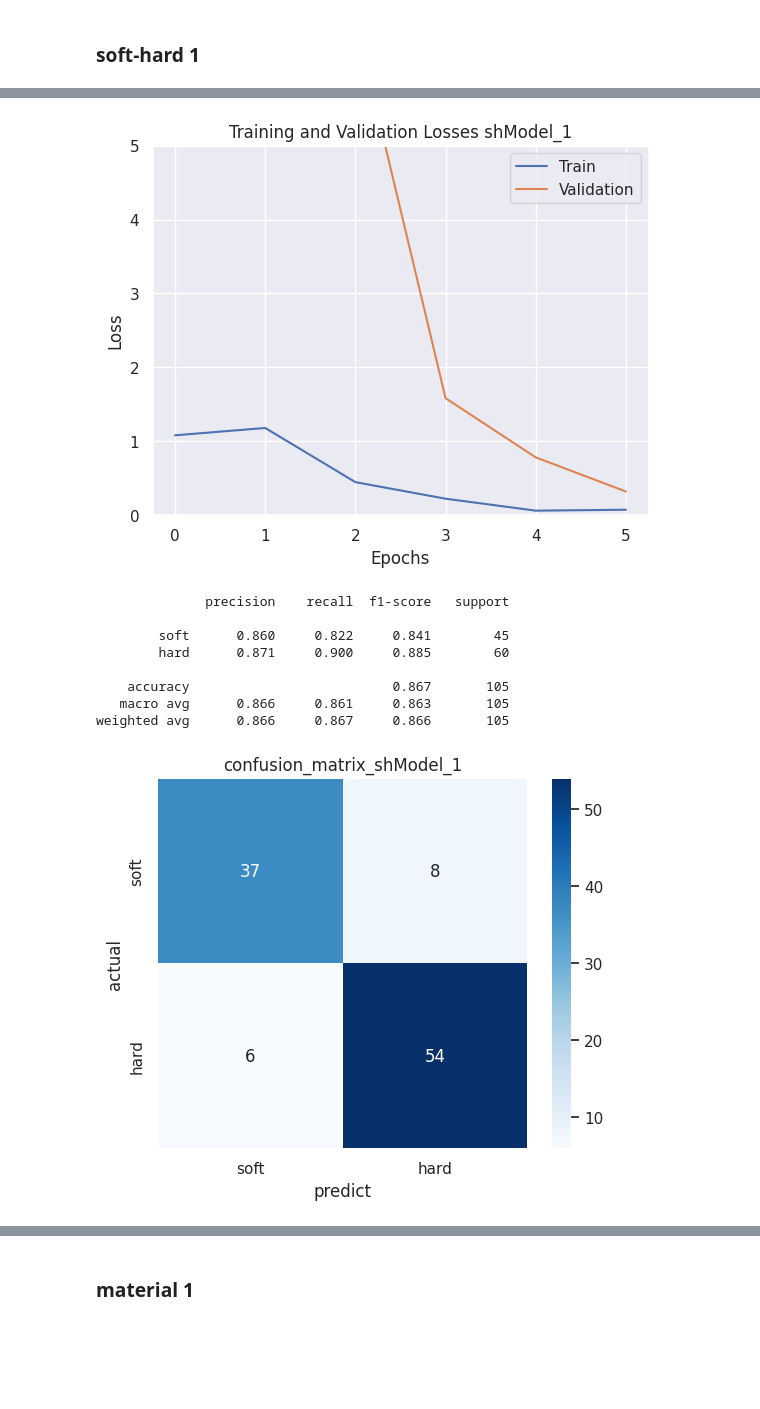
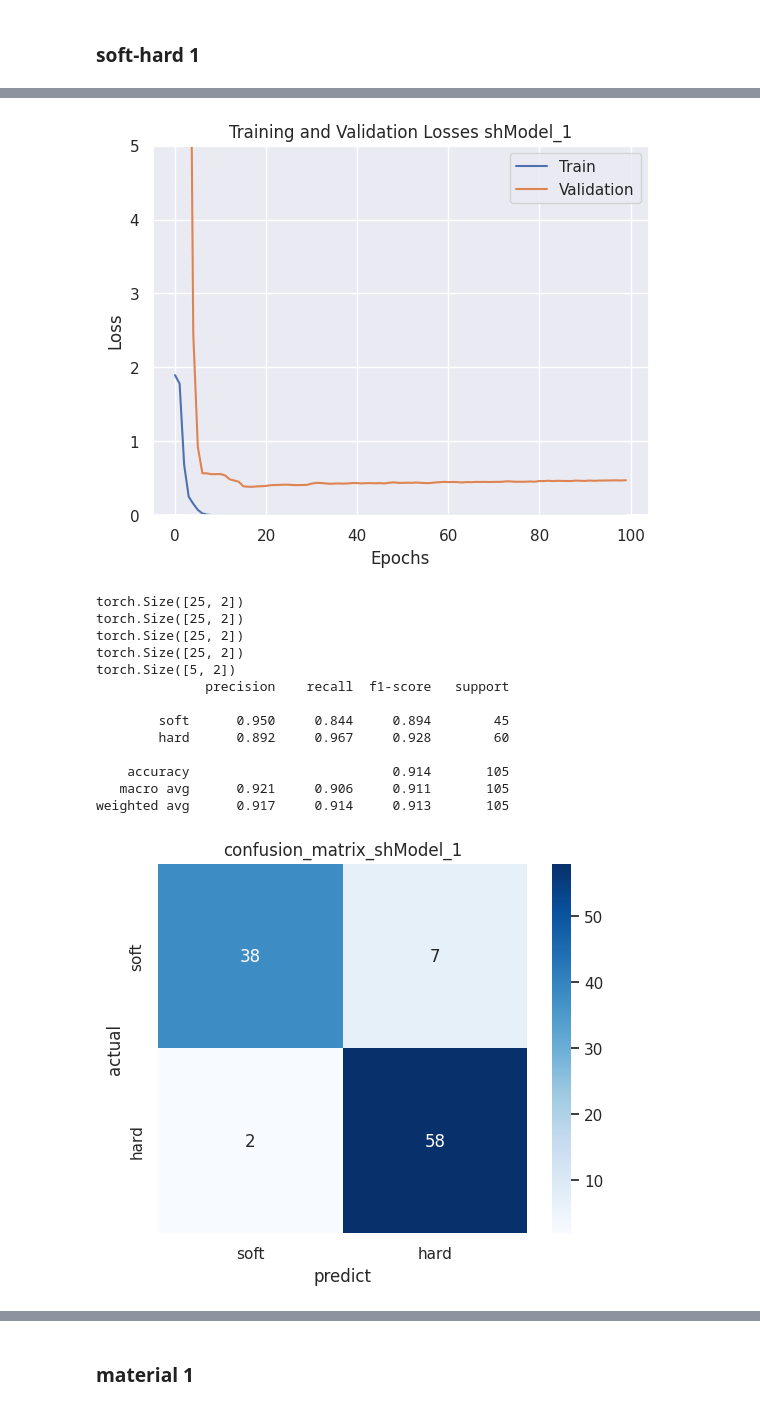
Before and after one commit to nish247/CNN_contact-obj, a Jupyter notebook: main.ipynb, the cells around one changed output, grey strips where cells are left out. Cells and saved outputs as stored; diff of their text form; code cells hidden in the pictures; blank space fills up the shorter version.

```diff
--- a/main.ipynb
+++ b/main.ipynb
@@ -965,12 +965,17 @@ def EvalCNN(data_loader,device,num_label,num_trial):
 
         preds = []
         actuals = []
+        confidences = []
         for batch in data_loader:
             x, t = batch
             x = x.to(device)
             t = t.to(device)
             y = model(x)
+            # print(y[0])
             pred = torch.argmax(y[0], dim=1)
+            confidence = y[0]
+            print(y[0].shape)
+            confidences.extend(confidence.cpu().numpy())
             # preds.append(pred)
             preds.extend(pred.cpu().numpy())
             actuals.extend(t.cpu().numpy())
@@ -979,6 +984,7 @@ def EvalCNN(data_loader,device,num_label,num_trial):
         report = classification_report(actuals, preds,digits=3,target_names=label,labels=label_num,output_dict=True)
         report_df = pd.DataFrame(report).T
         time = Time()
+
 
         report_df.to_csv('data/models_saved/'+time+'_'+model_name+'_report.csv')
 
@@ -993,4 +999,4 @@ def EvalCNN(data_loader,device,num_label,num_trial):
         plt.ylabel('actual')
         plt.savefig('data/models_saved/'+time+'_'+model_name+'_cm.pdf')
 
-    return preds, actuals,report_out
+    return preds, actuals,report_out,confidences
@@ -1082,7 +1142,7 @@ val_losses = []
 train_epoch_loss = 1
 val_epoch_loss = 1
 # 学習ループ
-while (train_epoch_loss > 0.1 or val_epoch_loss  > 0.4) and epoch<max_epoch:
+while (train_epoch_loss > 0.1 or val_epoch_loss  > 0.1) and epoch<max_epoch:
     # 訓練データでの学習
     net1.train()
     for batch in train_loader:
@@ -1139,7 +1199,7 @@ plt.show()
 
 
 # テストデータで確認
-preds , actuals, report = EvalCNN(test_loader,device,0,1)
+preds , actuals, report, confidences = EvalCNN(test_loader,device,0,1)
 
 print(report)
 # %% [output]
@@ -1153,10 +1223,15 @@ Epoch [6/100], Train Loss: 0.0746, Validation Loss: 0.3207
-[figure, old version]
+[figure, new version]
+torch.Size([25, 2])
+torch.Size([25, 2])
+torch.Size([25, 2])
+torch.Size([25, 2])
+torch.Size([5, 2])
               precision    recall  f1-score   support
 
-        soft      0.860     0.822     0.841        45
-        hard      0.871     0.900     0.885        60
+        soft      0.950     0.844     0.894        45
+        hard      0.892     0.967     0.928        60
 
-    accuracy                          0.867       105
-   macro avg      0.866     0.861     0.863       105
-weighted avg      0.866     0.867     0.866       105
+    accuracy                          0.914       105
+   macro avg      0.921     0.906     0.911       105
+weighted avg      0.917     0.914     0.913       105
-[figure, old version]
+[figure, new version]
```
Also changed, not shown: parts of 26 cells of this notebook.
